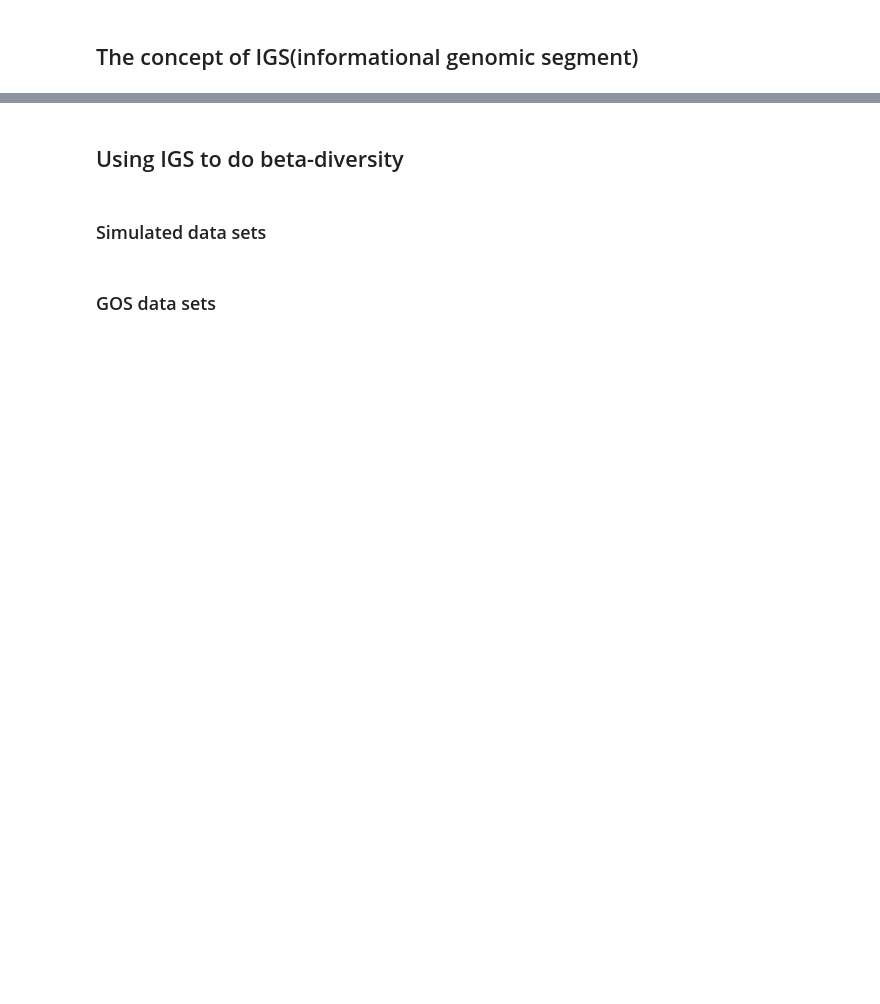
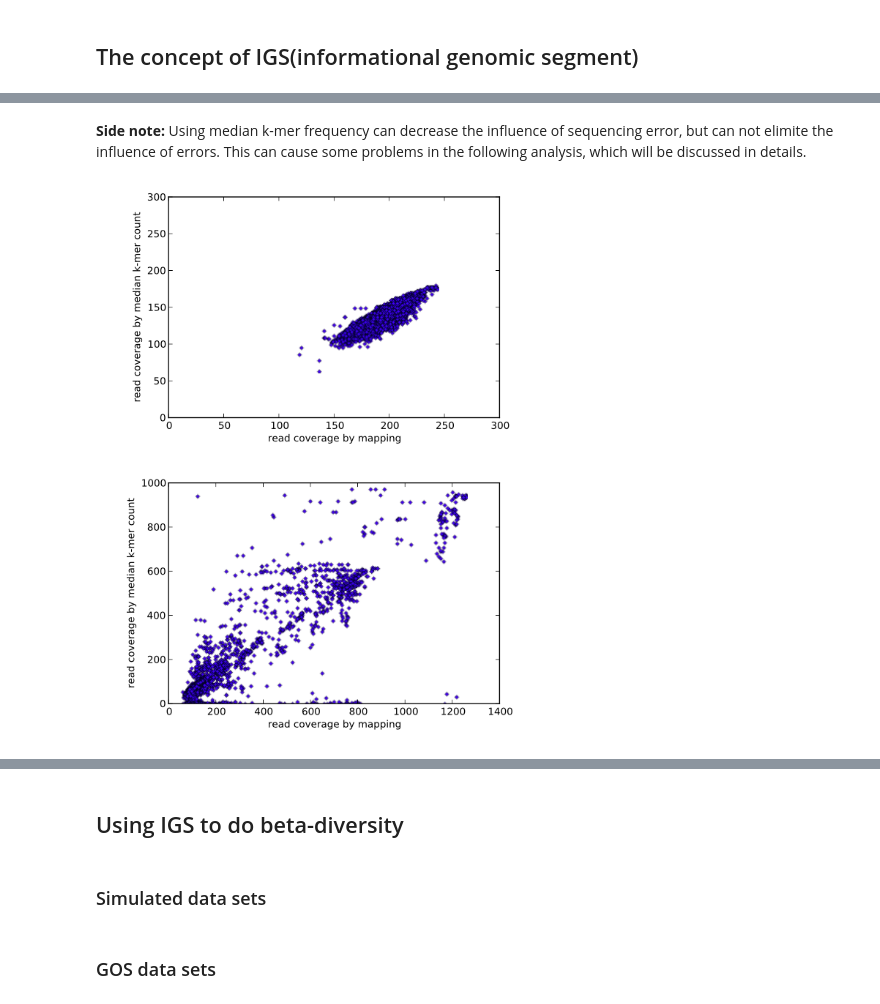
Before and after one commit to qingpeng/2013-diversity, a Jupyter notebook: notebook/2013-diversity-summary.ipynb, the cells around one changed output, grey strips where cells are left out. Drawn from its saved outputs; the diff is of its cells as text; code cells hidden in the pictures; blank space fills up the shorter version.

```diff
--- a/notebook/2013-diversity-summary.ipynb
+++ b/notebook/2013-diversity-summary.ipynb
@@ -8,0 +59,6 @@ This is the outline of my work on a novel method to investigate microbial divers
+# %% [markdown]
+**Side note:** Using median k-mer frequency can decrease the influence of sequencing error, but can not elimite the influence of errors. This can cause some problems in the following analysis, which will be discussed in details.
+# %%
+Image(filename="../figure/correlation_mapping_median_coverage.png")
+# %% [output]
+[figure, added]
```
Also changed, not shown: parts of 29 cells of this notebook, 27 other files.
